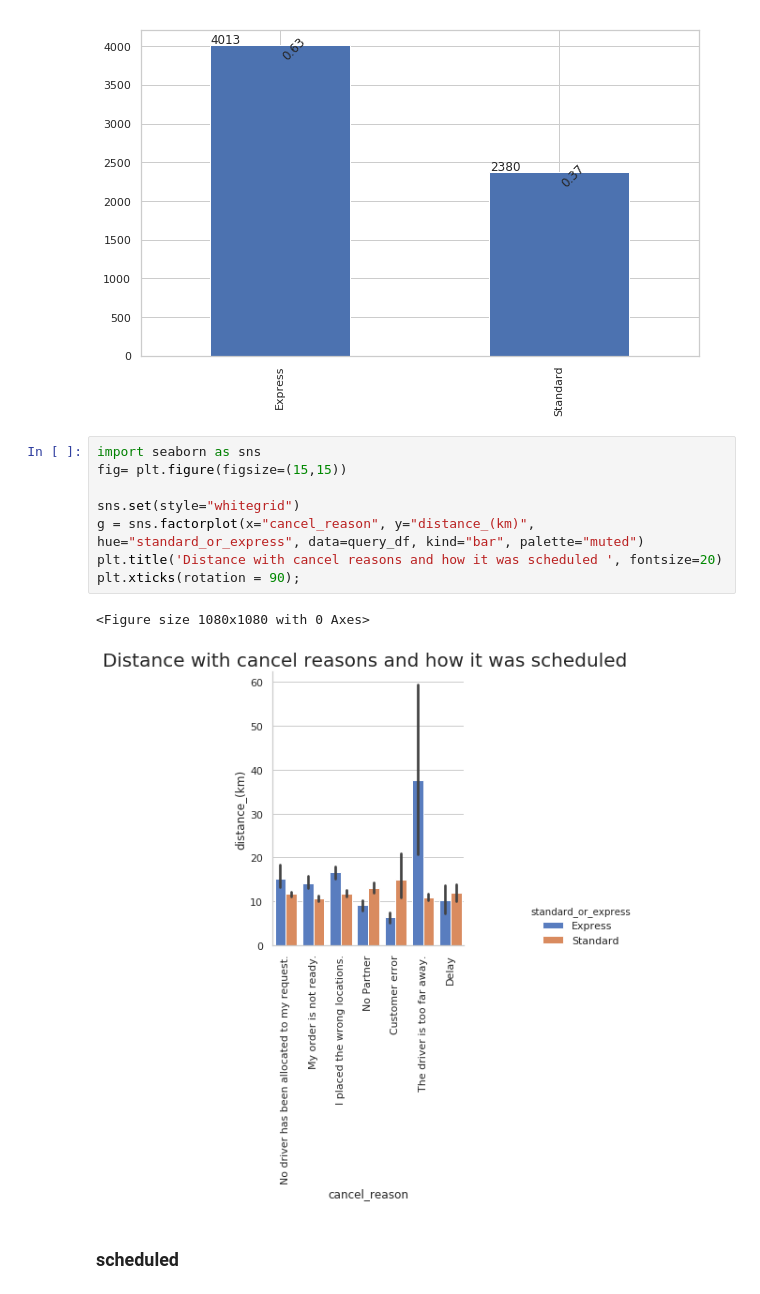
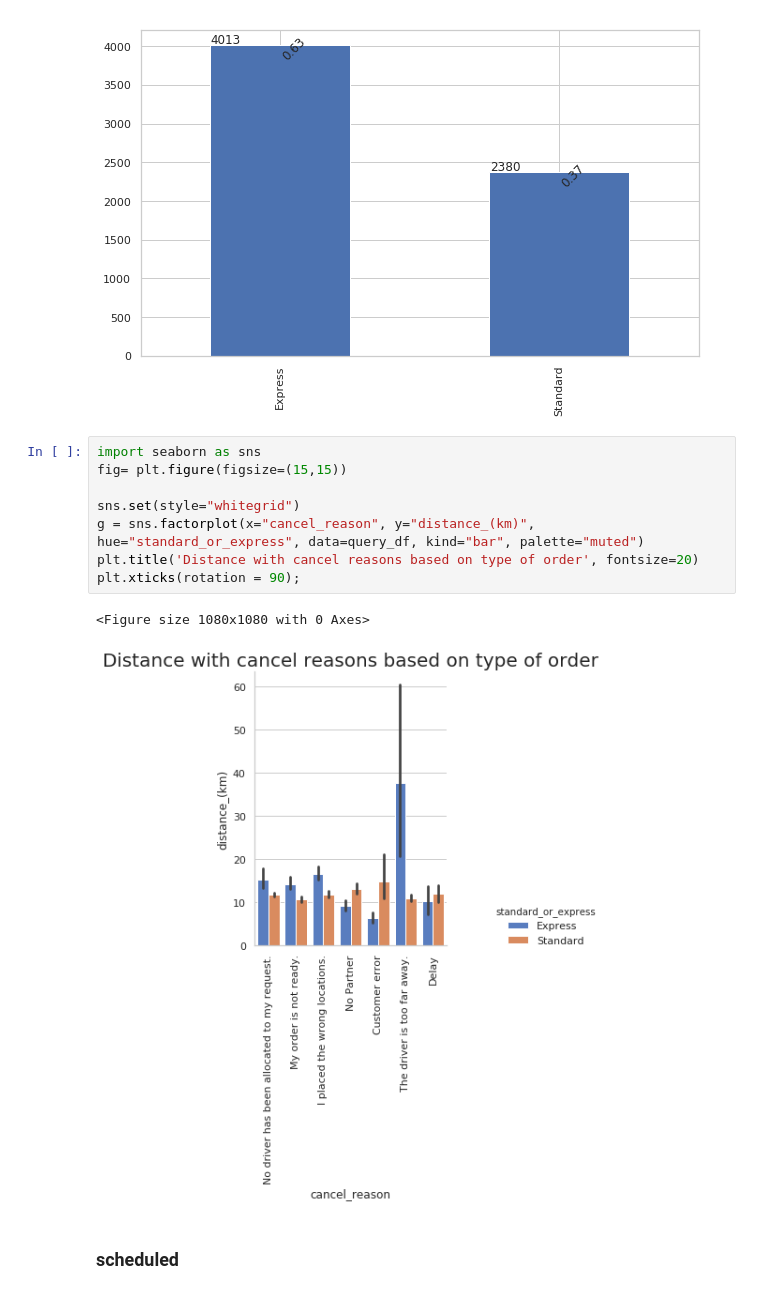
Before and after one commit to Dancilla/Challenges, a Jupyter notebook: Sendy/Sendy_notebooks/practical task analysis.ipynb, the cells around one changed output. Saved outputs shown, nothing was run; the diff lists cells and outputs as text.

```diff
--- a/Sendy/Sendy_notebooks/practical task analysis.ipynb
+++ b/Sendy/Sendy_notebooks/practical task analysis.ipynb
@@ -404,14 +449,14 @@ for p in ax.patches:
 # %%
 import seaborn as sns
 fig= plt.figure(figsize=(15,15))
 
 sns.set(style="whitegrid")
 g = sns.factorplot(x="cancel_reason", y="distance_(km)", hue="standard_or_express", data=query_df, kind="bar", palette="muted")
-plt.title('Distance with cancel reasons and how it was scheduled ', fontsize=20)
+plt.title('Distance with cancel reasons based on type of order', fontsize=20)
 plt.xticks(rotation = 90);
 # %% [output]
 <Figure size 1080x1080 with 0 Axes>
-[figure, old version]
+[figure, new version]
 # %% [markdown]
 ### scheduled
 # %%
```
Also changed, not shown: parts of 73 cells of this notebook, 2 other files.
